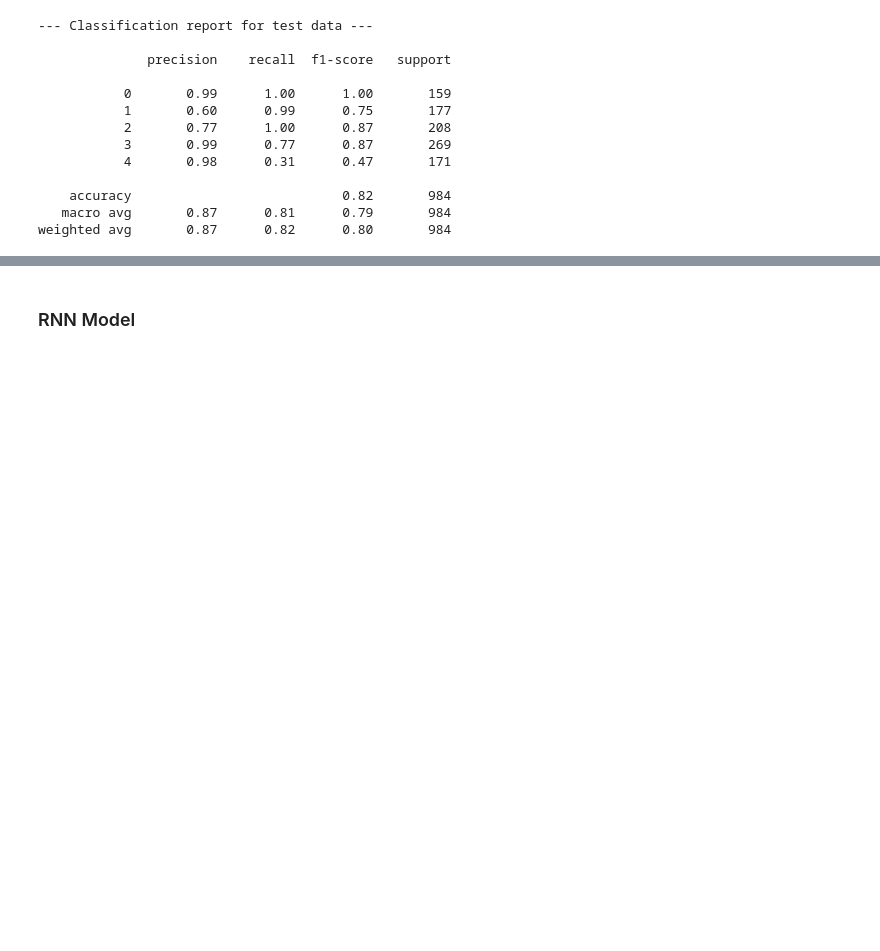
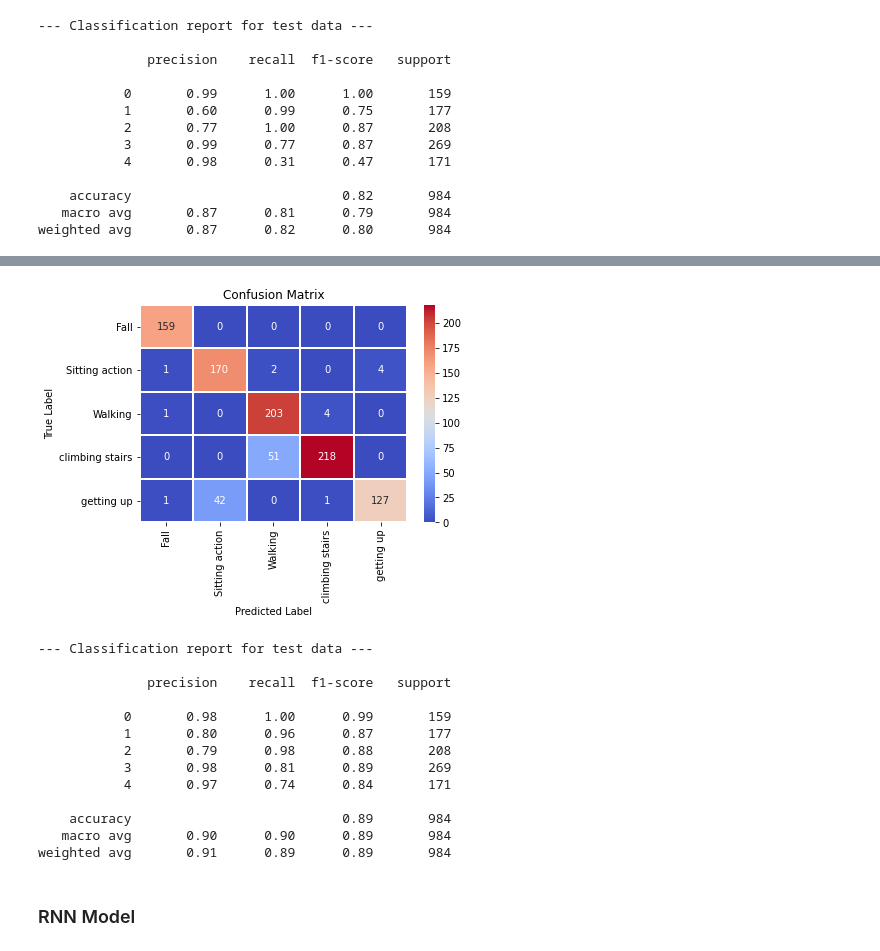
Before and after one commit to project-beyond-vision/software, a Jupyter notebook: ML/Actual data/ML model.ipynb, the cells around one changed output, grey strips where cells are left out. Cells and saved outputs as stored; diff of their text form; code cells hidden in the pictures; blank space fills up the shorter version.

```diff
--- a/ML/Actual data/ML model.ipynb
+++ b/ML/Actual data/ML model.ipynb
@@ -715,0 +836,26 @@ model_lsnet.save('best_model_lsnet.h5')
+# %%
+y_pred_test = model_tr.predict(x_test)
+# Take the class with the highest probability from the test predictions
+max_y_pred_test = np.argmax(y_pred_test, axis=1)
+max_y_test = np.argmax(y_test, axis=1)
+
+show_confusion_matrix(max_y_test, max_y_pred_test)
+
+print("\n--- Classification report for test data ---\n")
+
+print(classification_report(max_y_test, max_y_pred_test))
+# %% [output]
+[figure, added]
+--- Classification report for test data ---
+
+              precision    recall  f1-score   support
+
+           0       0.98      1.00      0.99       159
+           1       0.80      0.96      0.87       177
+           2       0.79      0.98      0.88       208
+           3       0.98      0.81      0.89       269
+           4       0.97      0.74      0.84       171
+
+    accuracy                           0.89       984
+   macro avg       0.90      0.90      0.89       984
+weighted avg       0.91      0.89      0.89       984
```
Also changed, not shown: parts of 15 cells of this notebook, 1 other file.
